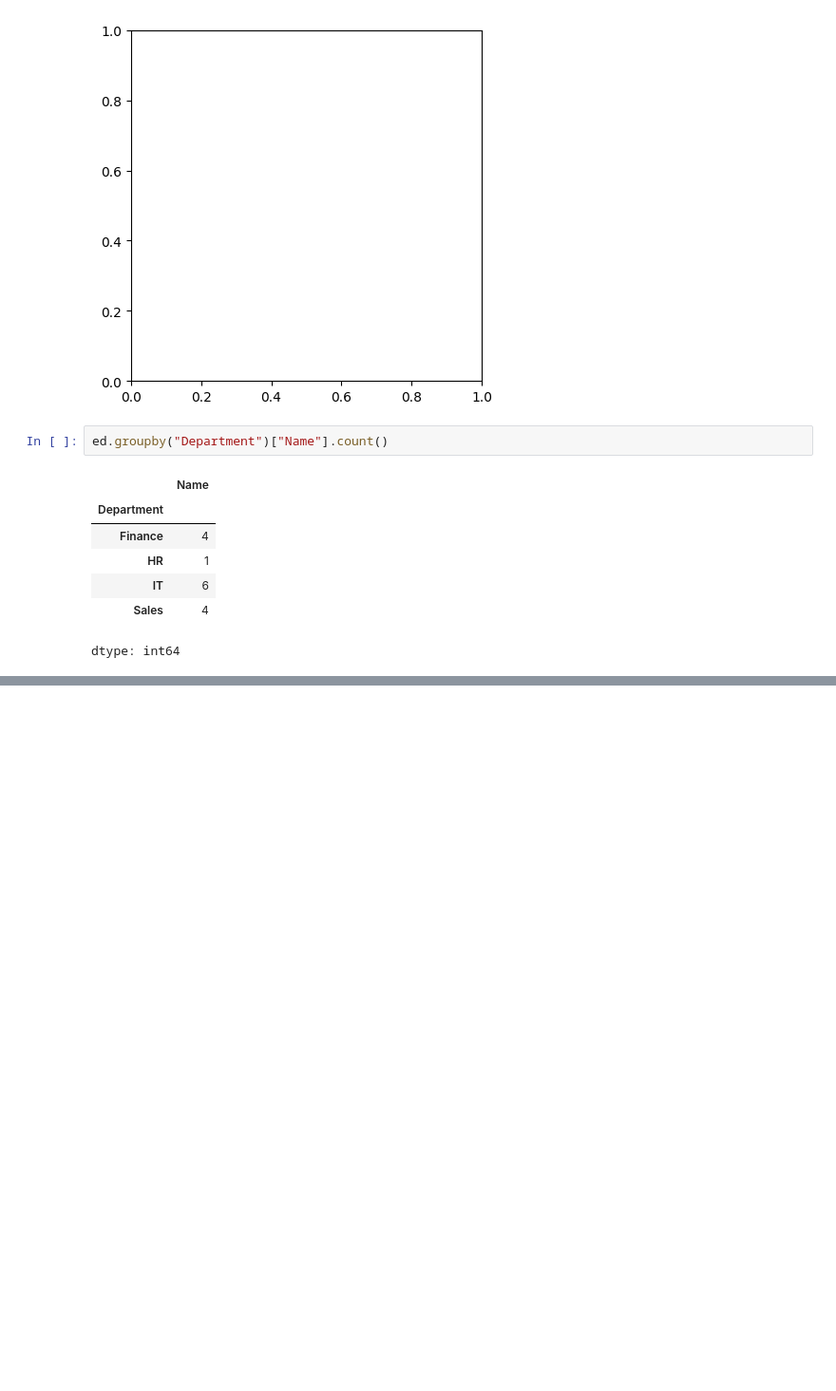
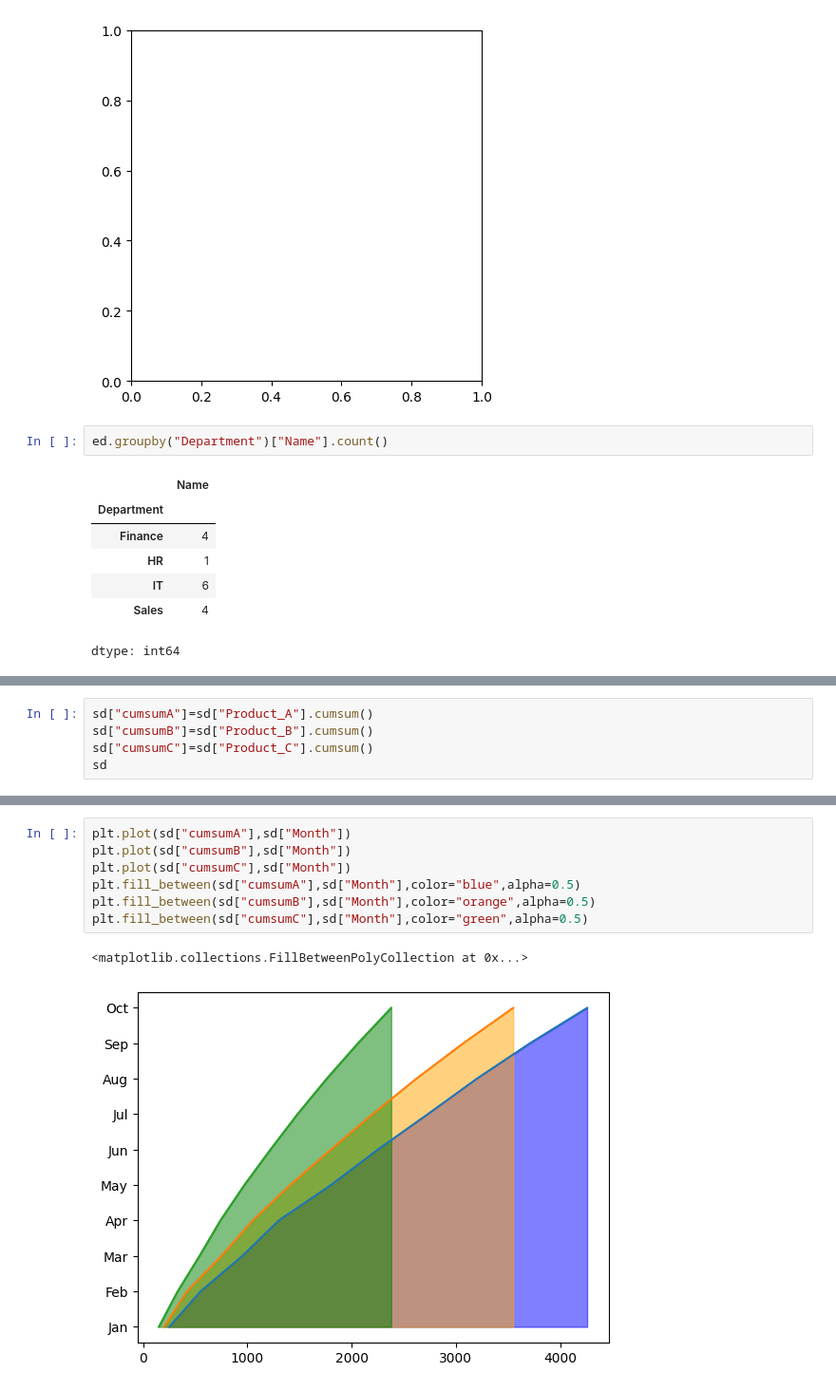
Before and after one commit to Ayan282/colab, a Jupyter notebook: Welcome_to_Colab.ipynb, the cells around one changed output, grey strips where cells are left out. Shown at 95% size. Cells and saved outputs as stored; diff of their text form; blank space fills up the shorter version.

```diff
--- a/Welcome_to_Colab.ipynb
+++ b/Welcome_to_Colab.ipynb
@@ -158,0 +160,5 @@ plt.show()
+# %%
+sd["cumsumA"]=sd["Product_A"].cumsum()
+sd["cumsumB"]=sd["Product_B"].cumsum()
+sd["cumsumC"]=sd["Product_C"].cumsum()
+sd
@@ -158,0 +177,10 @@ plt.show()
+# %%
+plt.plot(sd["cumsumA"],sd["Month"])
+plt.plot(sd["cumsumB"],sd["Month"])
+plt.plot(sd["cumsumC"],sd["Month"])
+plt.fill_between(sd["cumsumA"],sd["Month"],color="blue",alpha=0.5)
+plt.fill_between(sd["cumsumB"],sd["Month"],color="orange",alpha=0.5)
+plt.fill_between(sd["cumsumC"],sd["Month"],color="green",alpha=0.5)
+# %% [output]
+<matplotlib.collections.FillBetweenPolyCollection at 0x...>
+[figure, added]
```
Also changed, not shown: parts of 4 cells of this notebook.
